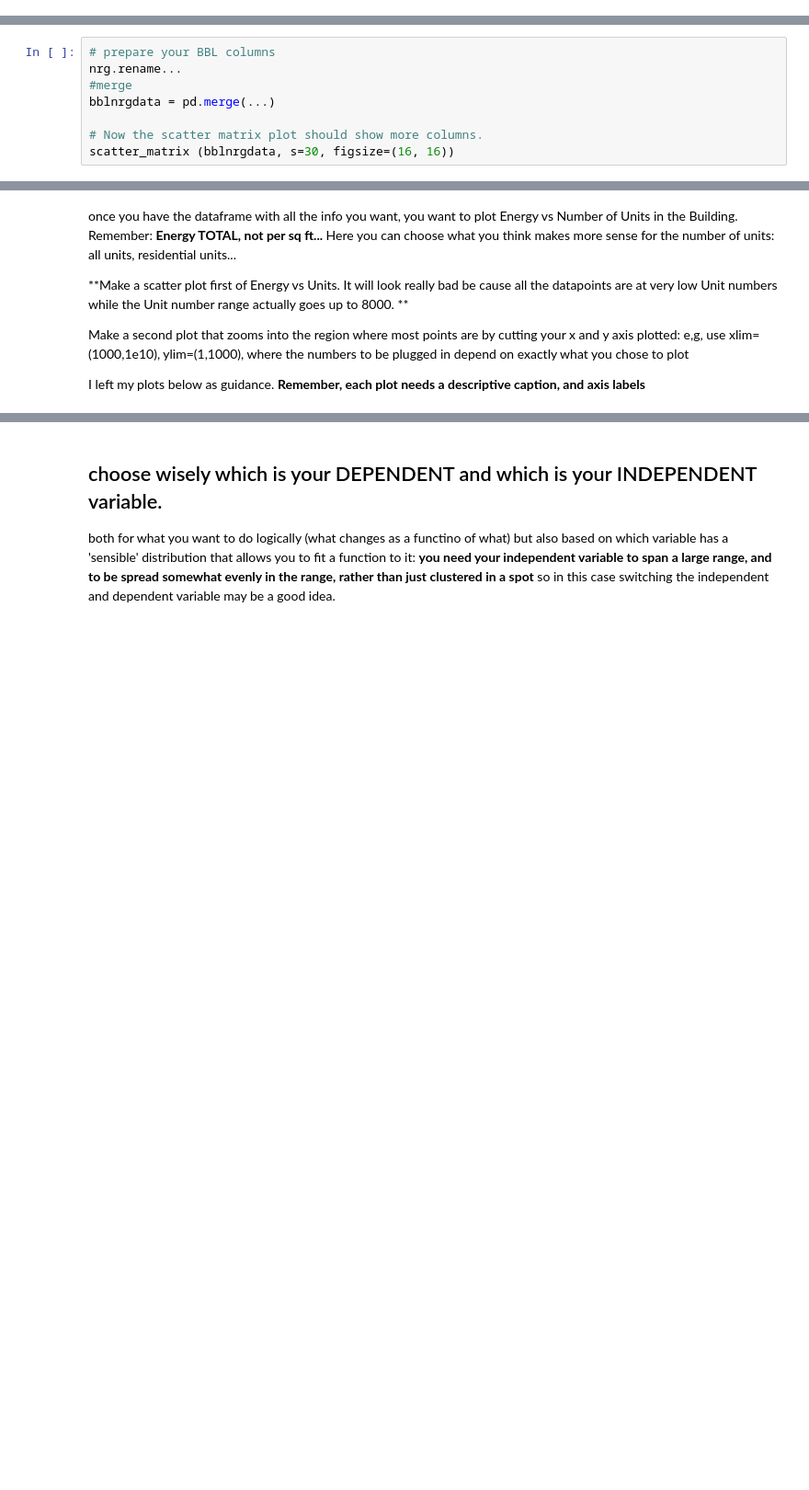
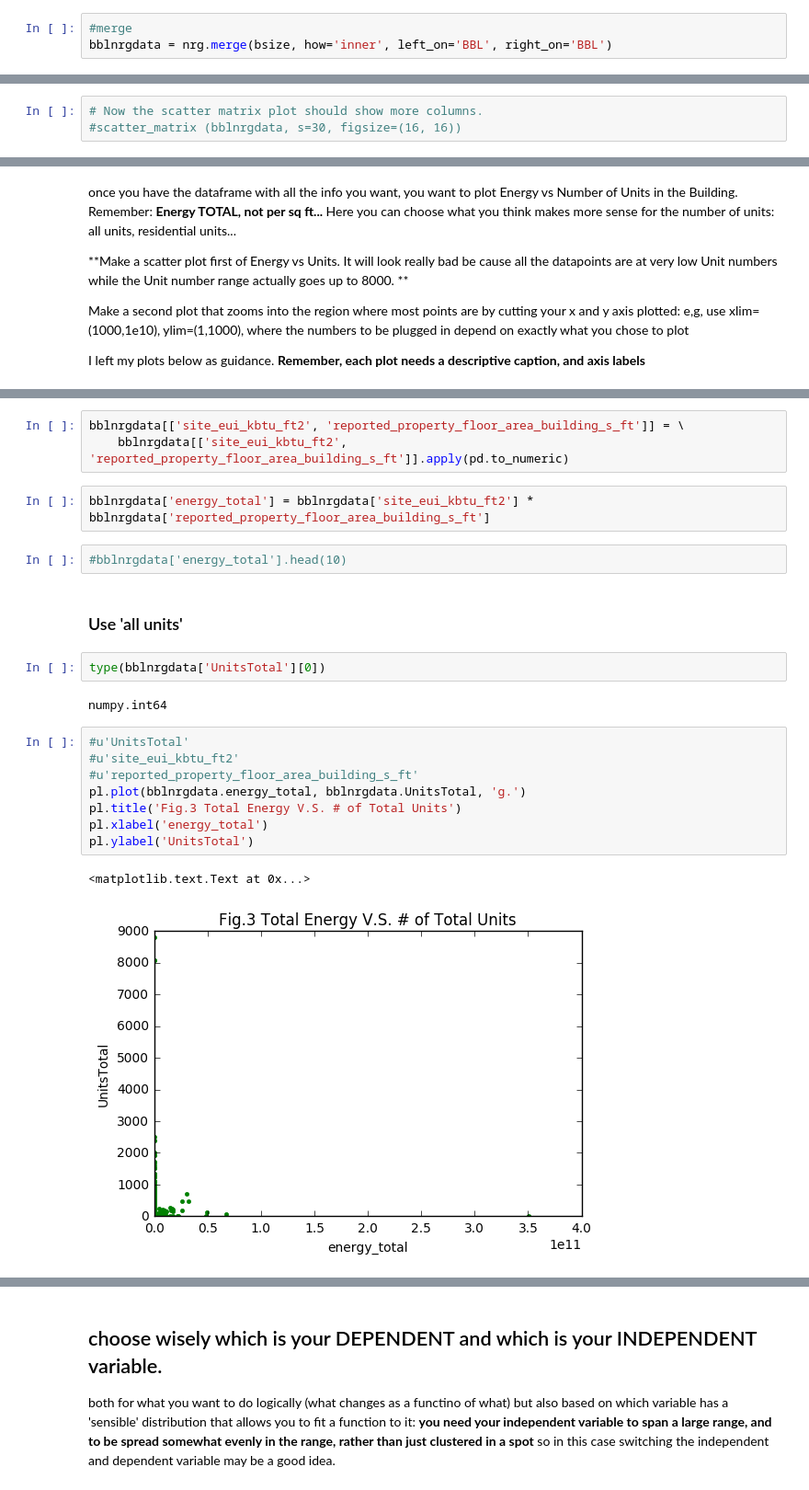
Before and after one commit to djfan/PUI2016_df1676, a Jupyter notebook: HW6_df1676/HW6_1_df1676.ipynb, the cells around one changed output, grey strips where cells are left out. Shown at 92% size. Saved outputs shown, nothing was run; the diff lists cells and outputs as text; blank space fills up the shorter version.

```diff
--- a/HW6_df1676/HW6_1_df1676.ipynb
+++ b/HW6_df1676/HW6_1_df1676.ipynb
@@ -145,0 +208,3 @@ TO DO IT WE NEED A COMMON COLUMN: the building id BBL However the name of this v
+# %%
+#merge
+bblnrgdata = nrg.merge(bsize, how='inner', left_on='BBL', right_on='BBL')
@@ -146,8 +214,3 @@ TO DO IT WE NEED A COMMON COLUMN: the building id BBL However the name of this v
 # %%
-# prepare your BBL columns
-nrg.rename...
-#merge
-bblnrgdata = pd.merge(...)
-
 # Now the scatter matrix plot should show more columns.
-scatter_matrix (bblnrgdata, s=30, figsize=(16, 16))
+#scatter_matrix (bblnrgdata, s=30, figsize=(16, 16))
@@ -198,0 +235,24 @@ linmodel = sm.OLS(np.log10(y), X, missing='drop').fit() # ignores entires
+# %%
+bblnrgdata[['site_eui_kbtu_ft2', 'reported_property_floor_area_building_s_ft']] = \
+    bblnrgdata[['site_eui_kbtu_ft2', 'reported_property_floor_area_building_s_ft']].apply(pd.to_numeric)
+# %%
+bblnrgdata['energy_total'] = bblnrgdata['site_eui_kbtu_ft2'] * bblnrgdata['reported_property_floor_area_building_s_ft']
+# %%
+#bblnrgdata['energy_total'].head(10)
+# %% [markdown]
+### Use 'all units'
+# %%
+type(bblnrgdata['UnitsTotal'][0])
+# %% [output]
+numpy.int64
+# %%
+#u'UnitsTotal'
+#u'site_eui_kbtu_ft2'
+#u'reported_property_floor_area_building_s_ft'
+pl.plot(bblnrgdata.energy_total, bblnrgdata.UnitsTotal, 'g.')
+pl.title('Fig.3 Total Energy V.S. # of Total Units')
+pl.xlabel('energy_total')
+pl.ylabel('UnitsTotal')
+# %% [output]
+<matplotlib.text.Text at 0x...>
+[figure, added]
```
Also changed, not shown: parts of 109 cells of this notebook, 6 other files.
